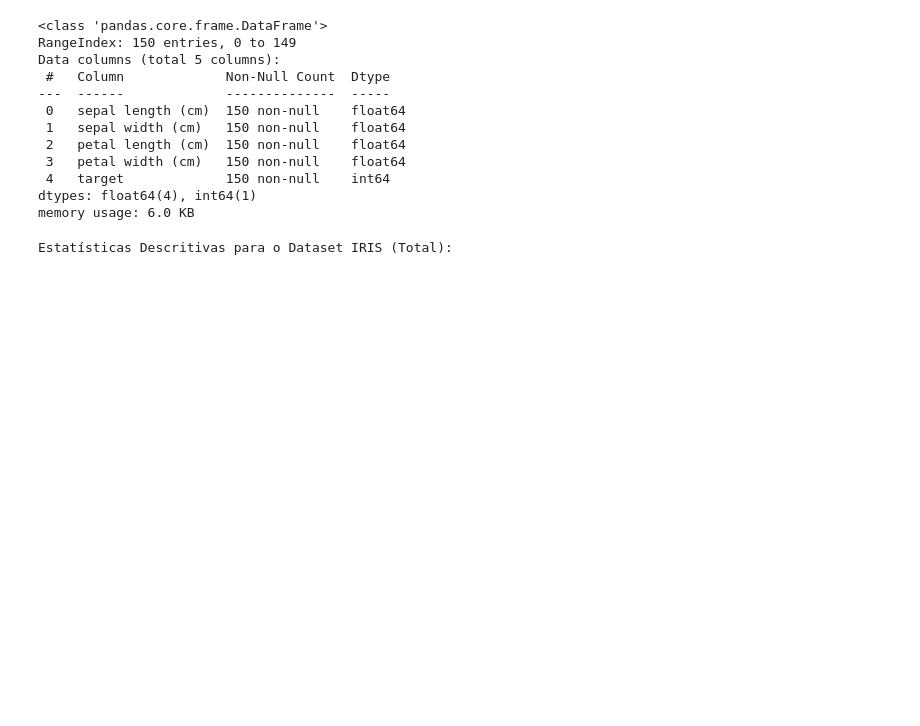
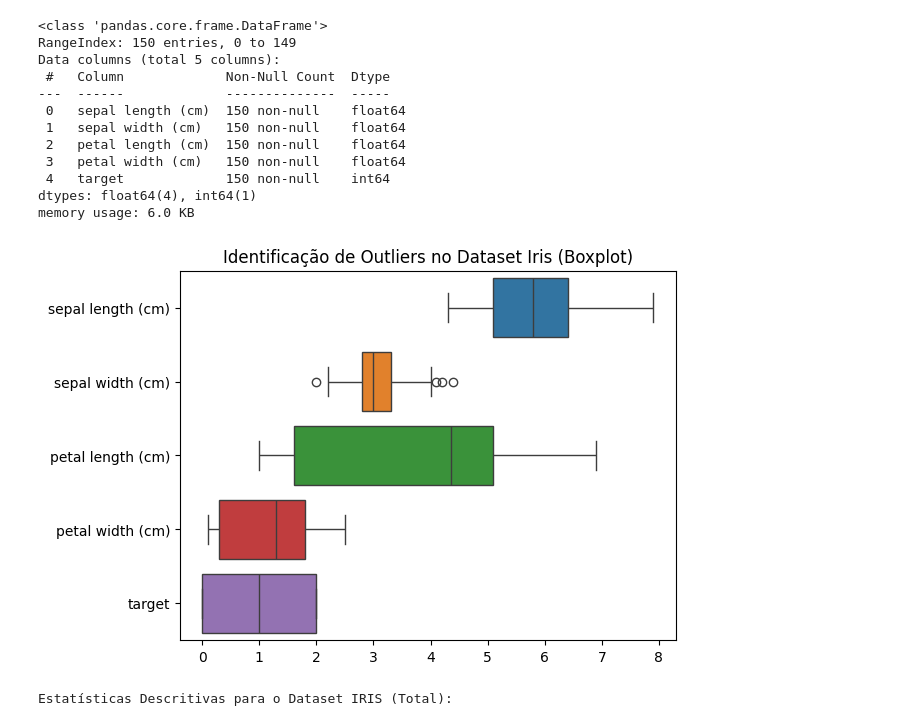
Before and after one commit to Giovanni-Hessel/FIAP-ML-2026, a Jupyter notebook: CHECKPOINT_–_Machine_Learning_&_Statistical_Computing.ipynb, the cells around one changed output. Drawn from its saved outputs; the diff is of its cells as text; code cells hidden in the pictures; blank space fills up the shorter version.

```diff
--- a/CHECKPOINT_–_Machine_Learning_&_Statistical_Computing.ipynb
+++ b/CHECKPOINT_–_Machine_Learning_&_Statistical_Computing.ipynb
@@ -67,4 +70,11 @@ memory usage: 6.0 KB
 #Lenght = Comprimento
 #width = Largura
 # df.drop(columns = ['target']).describe()
+# %%
+# Plotar boxplot para todas as colunas numéricas
+sns.boxplot(data=df, orient='h')
+plt.title('Identificação de Outliers no Dataset Iris (Boxplot)')
+plt.show()
+# %% [output]
+[figure, added]
 # %%
```
Also changed, not shown: parts of 7 cells of this notebook.
